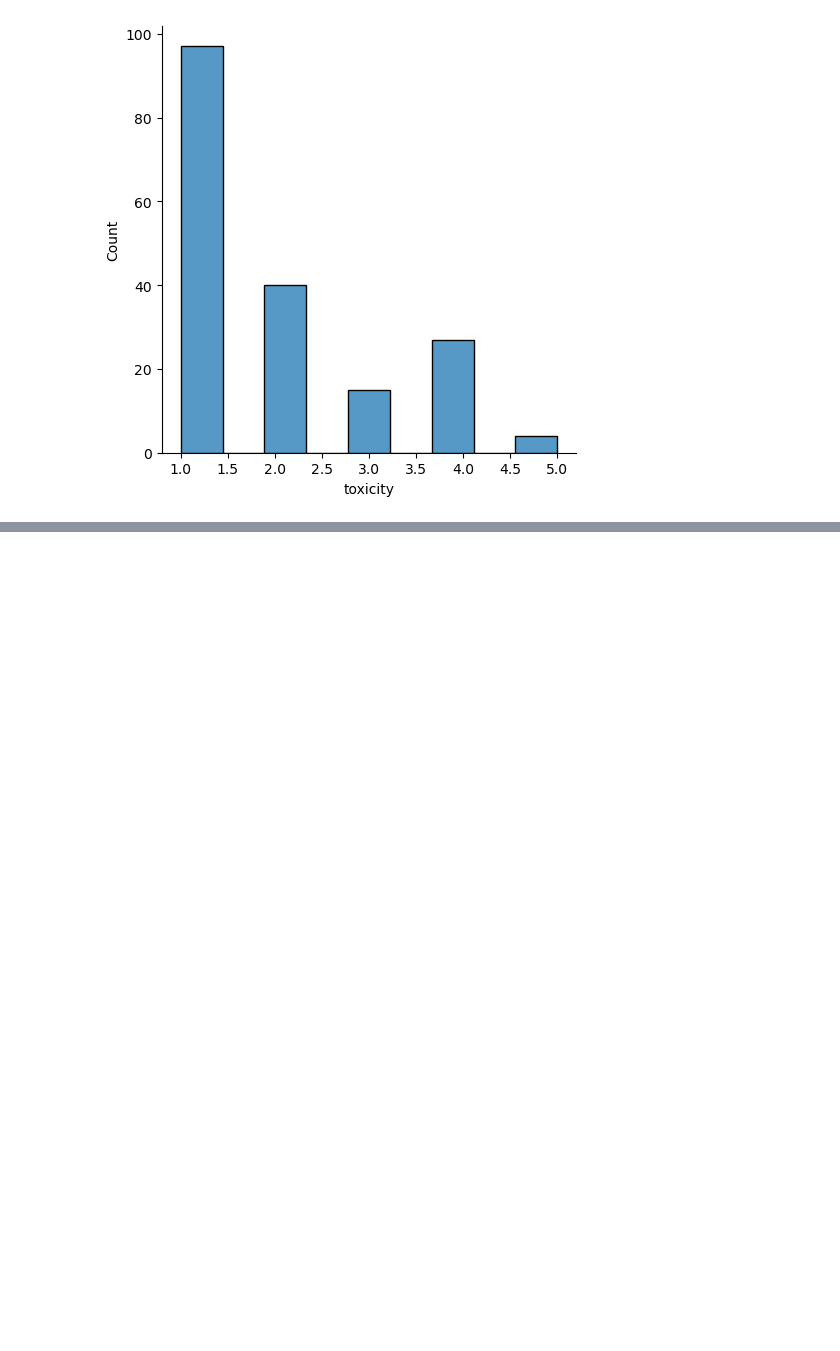
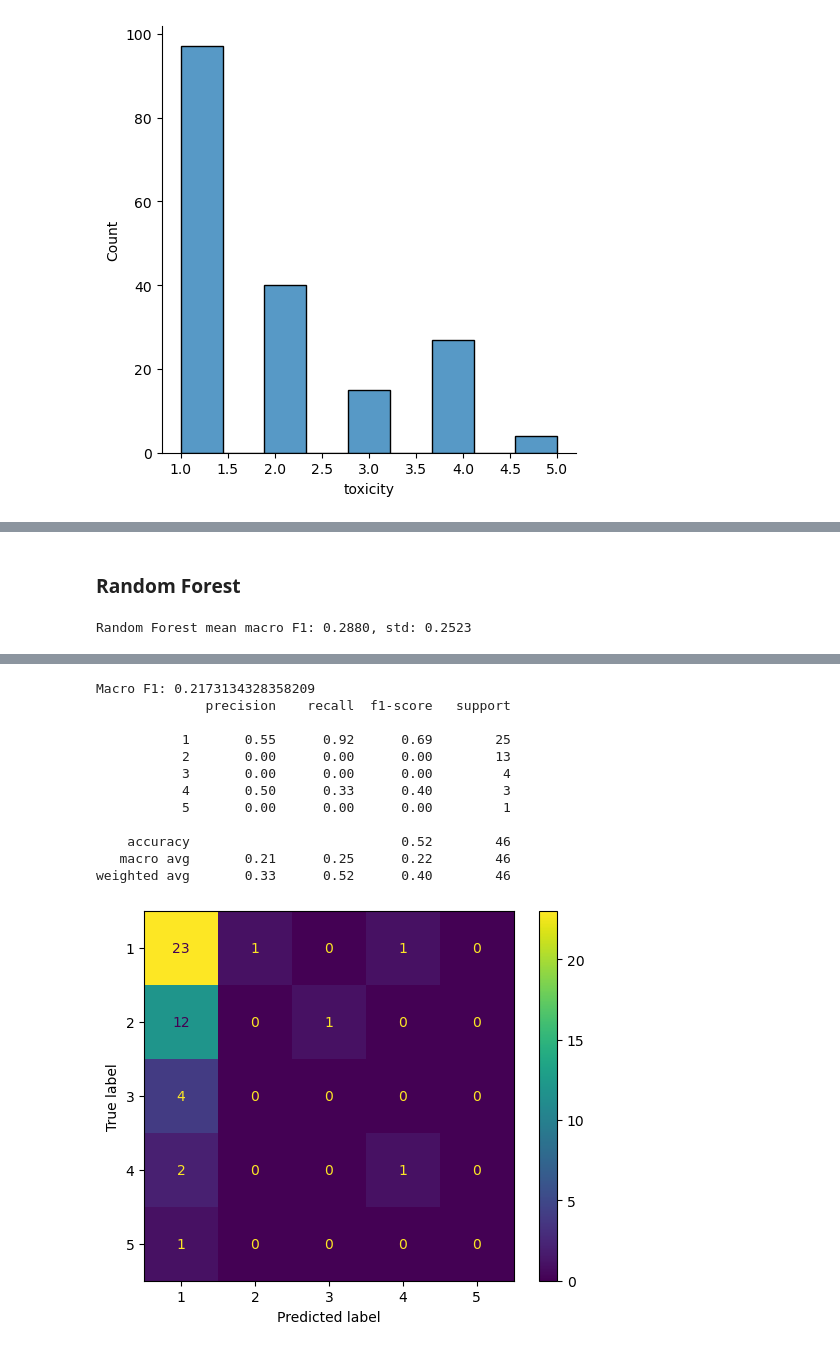
Before and after one commit to dimits-ts/practical_data_science, a Jupyter notebook: translation/lang_identification.ipynb, the cells around one changed output, grey strips where cells are left out. Saved outputs shown, nothing was run; the diff lists cells and outputs as text; code cells hidden in the pictures; blank space fills up the shorter version.

```diff
--- a/translation/lang_identification.ipynb
+++ b/translation/lang_identification.ipynb
@@ -1167,0 +1248,17 @@ sns.displot(toxicity_df.toxicity)
+# %% [markdown]
+### Random Forest
+# %%
+forest_model = RandomForestClassifier(n_estimators=50,
+                                      n_jobs=-1,
+                                      criterion="entropy")
+res = cross_val_res(forest_model, x_train, y_train)
+print(f"Random Forest mean macro F1: {res[0]:.4f}, std: {res[1]:.4f}")
+# %% [output]
+Random Forest mean macro F1: 0.2880, std: 0.2523
+# %%
+forest_model = RandomForestClassifier(n_estimators=100,
+                                      criterion="entropy",
+                                      verbose=1).fit(x_train, y_train)
+forest_pred = forest_model.predict(x_test)
+get_statistics(y_test, forest_pred)
+# %% [output]
@@ -1167,0 +1271,13 @@ sns.displot(toxicity_df.toxicity)
+Macro F1: 0.2173134328358209
+              precision    recall  f1-score   support
+
+           1       0.55      0.92      0.69        25
+           2       0.00      0.00      0.00        13
+           3       0.00      0.00      0.00         4
+           4       0.50      0.33      0.40         3
+           5       0.00      0.00      0.00         1
+
+    accuracy                           0.52        46
+   macro avg       0.21      0.25      0.22        46
+weighted avg       0.33      0.52      0.40        46
+[figure, added]
```
Also changed, not shown: parts of 18 cells of this notebook.
